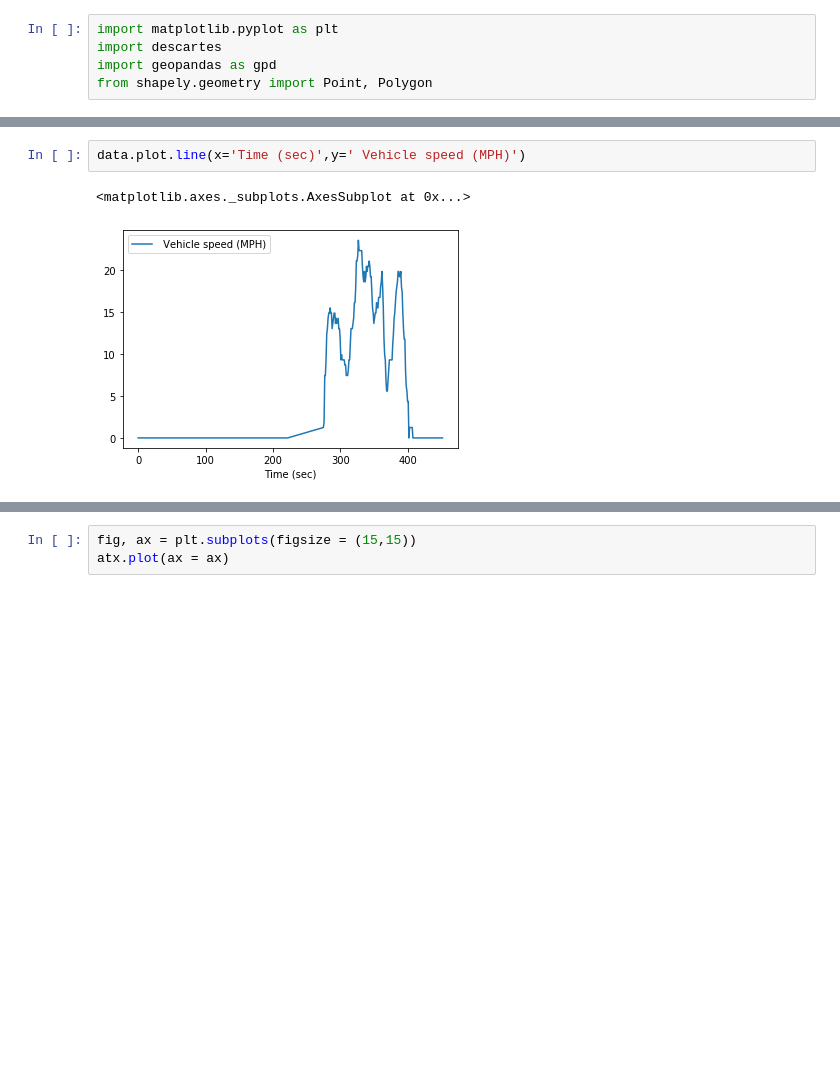
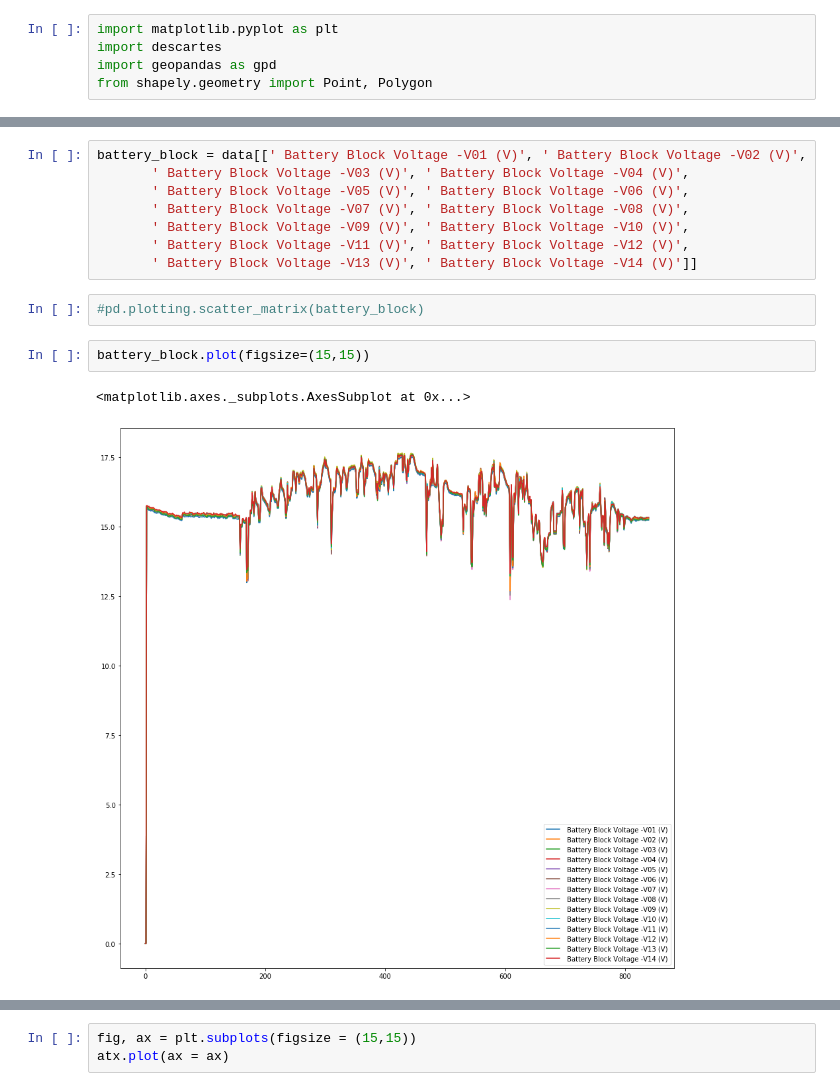
Before and after one commit to dj-betts/prius-obd, a Jupyter notebook: prius-eda.ipynb, the cells around one changed output, grey strips where cells are left out. Saved outputs shown, nothing was run; the diff lists cells and outputs as text; blank space fills up the shorter version.

```diff
--- a/prius-eda.ipynb
+++ b/prius-eda.ipynb
@@ -34,8 +43,18 @@ data[' Vehicle speed (MPH)'].hist()
-# %%
-data.plot.line(x='Time (sec)',y=' Vehicle speed (MPH)')
-# %% [output]
-<matplotlib.axes._subplots.AxesSubplot at 0x...>
-[figure, removed]
+# %%
+battery_block = data[[' Battery Block Voltage -V01 (V)', ' Battery Block Voltage -V02 (V)',
+       ' Battery Block Voltage -V03 (V)', ' Battery Block Voltage -V04 (V)',
+       ' Battery Block Voltage -V05 (V)', ' Battery Block Voltage -V06 (V)',
+       ' Battery Block Voltage -V07 (V)', ' Battery Block Voltage -V08 (V)',
+       ' Battery Block Voltage -V09 (V)', ' Battery Block Voltage -V10 (V)',
+       ' Battery Block Voltage -V11 (V)', ' Battery Block Voltage -V12 (V)',
+       ' Battery Block Voltage -V13 (V)', ' Battery Block Voltage -V14 (V)']]
+# %%
+#pd.plotting.scatter_matrix(battery_block)
+# %%
+battery_block.plot(figsize=(15,15))
+# %% [output]
+<matplotlib.axes._subplots.AxesSubplot at 0x...>
+[figure, added]
 # %%
 %%time
 pathway = '../atx_geo_data/street_centerline/'
```
Also changed, not shown: parts of 25 cells of this notebook.
